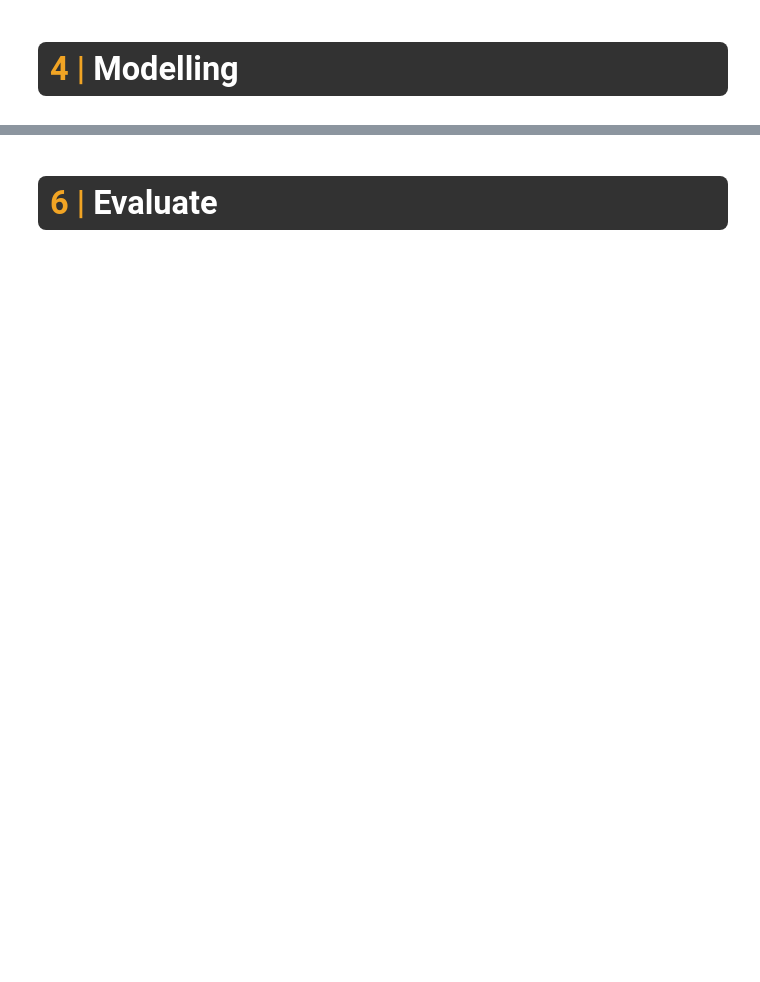
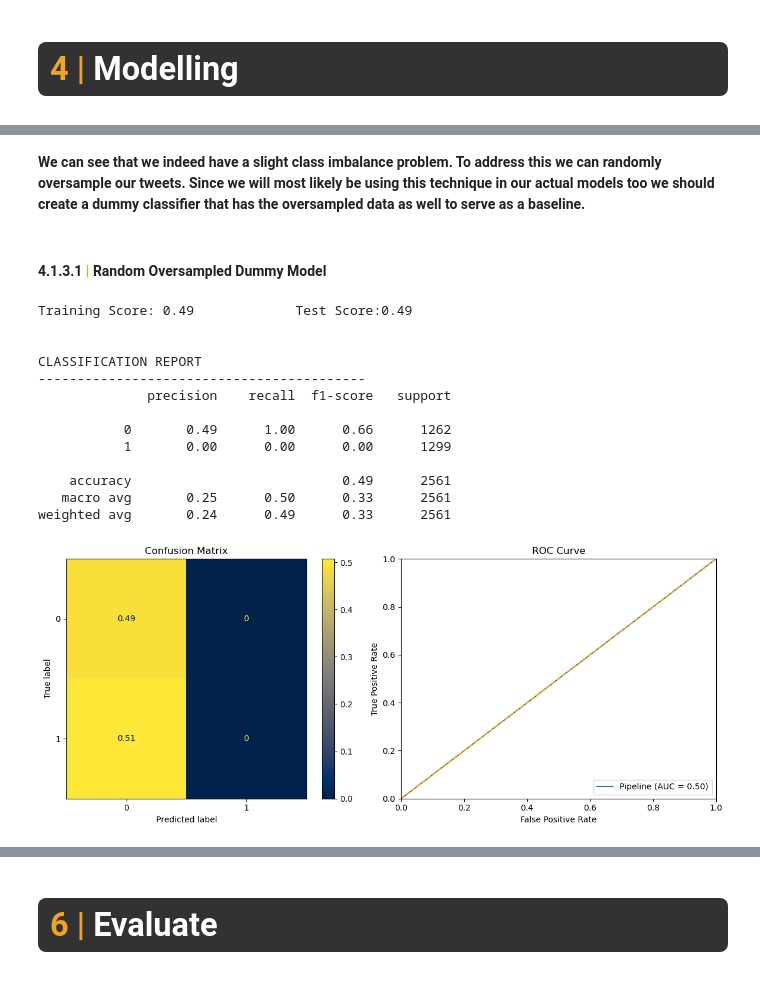
Before and after one commit to TarachaR/Taming-the-TwitterVerse-Politicians-Embrace-Sentiment-Analysis-to-Shape-Public-Perception, a Jupyter notebook: notebooks/3. modelling.ipynb, the cells around one changed output, grey strips where cells are left out. Drawn from its saved outputs; the diff is of its cells as text; code cells hidden in the pictures; blank space fills up the shorter version.

```diff
--- a/notebooks/3. modelling.ipynb
+++ b/notebooks/3. modelling.ipynb
@@ -130,0 +202,34 @@ Accuracy score: 0.715141737727587
+# %% [markdown]
+**We can see that we indeed have a slight class imbalance problem. To address this we can randomly oversample our tweets. Since we will most likely be using this technique in our actual models too we should create a dummy classifier that has the oversampled data as well to serve as a baseline.**
+# %% [markdown]
+#### <b>4.1.3.1 <span style='color:#F1A424'>|</span> Random Oversampled Dummy Model</b>
+# %%
+# import imblearn
+import imblearn
+
+from imblearn.over_sampling import RandomOverSampler
+import imblearn.pipeline
+
+dummy_clf_pipe = imblearn.pipeline.Pipeline([
+    ('vectorizer', TfidfVectorizer()),
+    ('os', RandomOverSampler(random_state=42)),
+    ('dummy_clf_pipe', DummyClassifier(random_state=42))
+])
+dummy_clf_pipe.fit(X_train, y_train)
+y_pred = dummy_clf_pipe.predict(X_test)
+classification(y_test, y_pred, X_test, X_train, dummy_clf_pipe)
+# %% [output]
+Training Score: 0.49             Test Score:0.49
+
+
+CLASSIFICATION REPORT
+------------------------------------------
+              precision    recall  f1-score   support
+
+           0       0.49      1.00      0.66      1262
+           1       0.00      0.00      0.00      1299
+
+    accuracy                           0.49      2561
+   macro avg       0.25      0.50      0.33      2561
+weighted avg       0.24      0.49      0.33      2561
+[figure, added]
```
Also changed, not shown: parts of 118 cells of this notebook, 2 other files.
